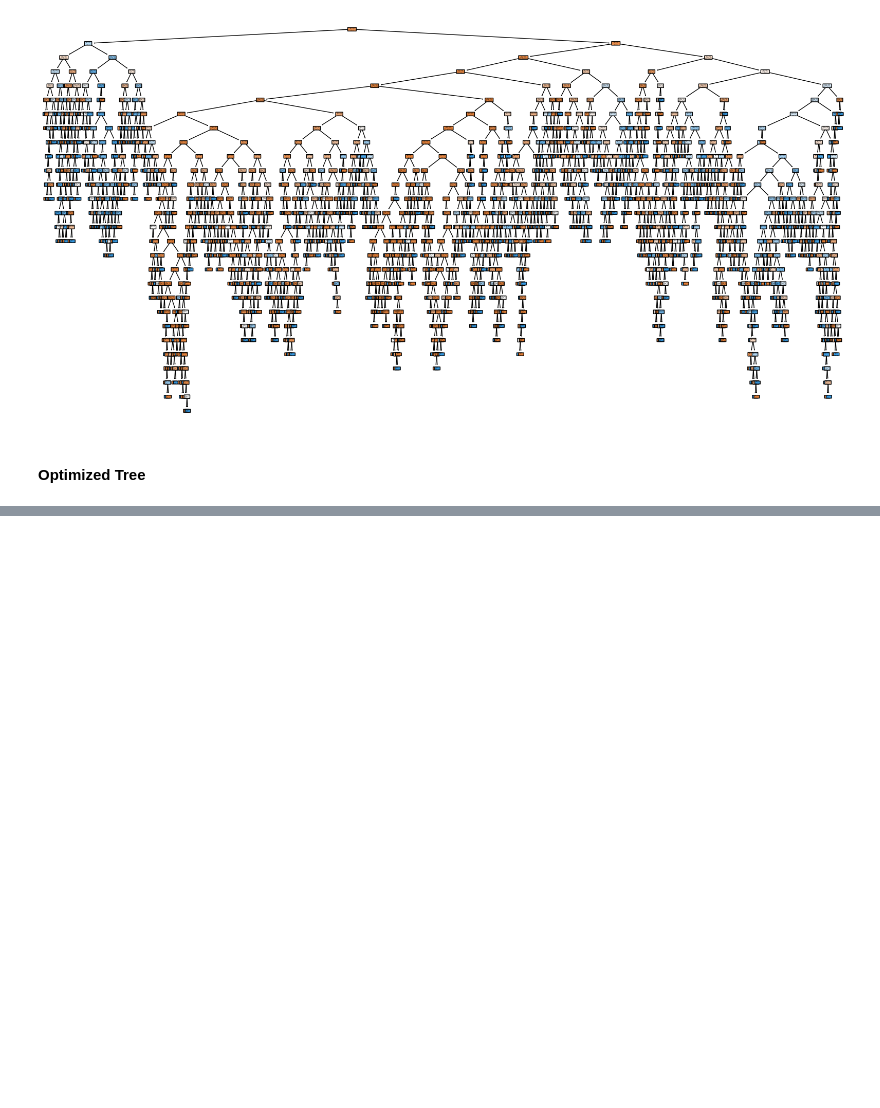
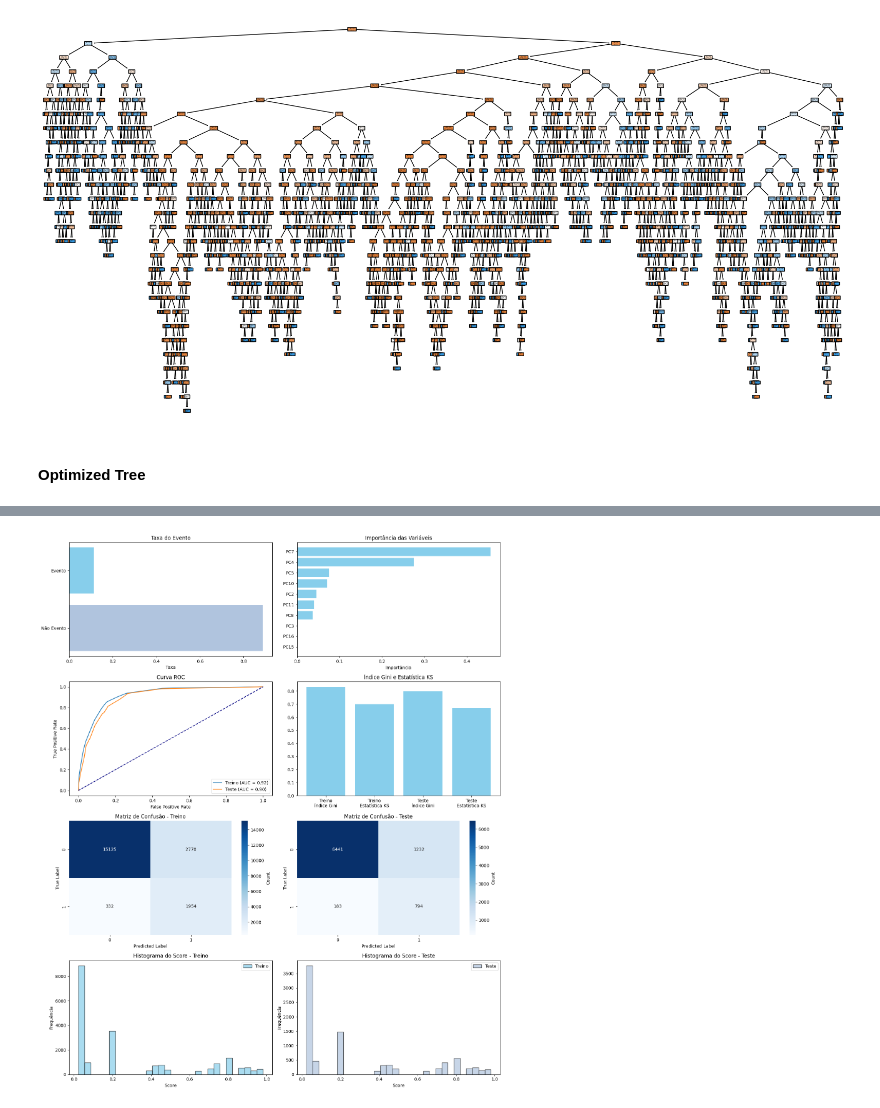
Before and after one commit to DKawaguch/Produto_Bancario, a Jupyter notebook: Bank_Marketing.ipynb, the cells around one changed output, grey strips where cells are left out. Saved outputs shown, nothing was run; the diff lists cells and outputs as text; code cells hidden in the pictures; blank space fills up the shorter version.

```diff
--- a/Bank_Marketing.ipynb
+++ b/Bank_Marketing.ipynb
@@ -771,0 +647,76 @@ LEFT JOIN (
+# %%
+def plot_metrics(model, X_train, y_train, X_test, y_test, features):
+    plt.figure(figsize=(15, 18))
+
+    # Gráfico de Barras para Taxa do Evento e Importância das Variáveis
+    plt.subplot(4, 2, 1)
+    event_rate = y_train.mean()
+    non_event_rate = 1 - event_rate
+    plt.barh(['Não Evento', 'Evento'], [non_event_rate, event_rate], color=['lightsteelblue', 'skyblue'])
+    plt.xlabel('Taxa')
+    plt.title('Taxa do Evento')
+
+    plt.subplot(4, 2, 2)
+    importances = model.feature_importances_
+    indices = np.argsort(importances)  # Ordem ascendente
+    indices = indices[-10:]  # Considerando apenas as 10 mais importantes
+    plt.barh(features[indices], importances[indices], color='skyblue')
+    plt.xlabel('Importância')
+    plt.title('Importância das Variáveis')
+
+    # Curva ROC para Treino e Teste
+    plt.subplot(4, 2, 3)
+    for X, y, label in [(X_train, y_train, 'Treino'), (X_test, y_test, 'Teste')]:
+        fpr, tpr, _ = roc_curve(y, model.predict_proba(X)[:, 1])
+        roc_auc = auc(fpr, tpr)
+        plt.plot(fpr, tpr, label=f'{label} (AUC = {roc_auc:.2f})')
+    plt.plot([0, 1], [0, 1], color='navy', linestyle='--')
+    plt.xlabel('False Positive Rate')
+    plt.ylabel('True Positive Rate')
+    plt.title('Curva ROC')
+    plt.legend(loc='lower right')
+
+    # Gráfico de Barras para Gini e KS
+    plt.subplot(4, 2, 4)
+    metrics = ['Índice Gini', 'Estatística KS']
+    for X, y, label in [(X_train, y_train, 'Treino'), (X_test, y_test, 'Teste')]:
+        probs = model.predict_proba(X)[:, 1]
+        df = pd.DataFrame({'true_labels': y, 'predicted_probs': probs})
+        df = df.sort_values(by='predicted_probs', ascending=False)
+        df['cumulative_true'] = df['true_labels'].cumsum() / df['true_labels'].sum()
+        df['cumulative_false'] = (1 - df['true_labels']).cumsum() / (1 - df['true_labels']).sum()
+        ks = max(abs(df['cumulative_true'] - df['cumulative_false']))
+        gini = 2 * auc(*roc_curve(y, probs)[:2]) - 1
+        plt.bar([f'{label}\n{metric}' for metric in metrics], [gini, ks], color='skyblue')
+    plt.title('Índice Gini e Estatística KS')
+
+    # Matrizes de Confusão para Treino e Teste
+    for i, (X, y, label) in enumerate([(X_train, y_train, 'Treino'), (X_test, y_test, 'Teste')], 5):
+        plt.subplot(4, 2, i)
+        conf_matrix = confusion_matrix(y, model.predict(X))
+        sns.heatmap(conf_matrix, annot=True, fmt='d', cmap='Blues', cbar_kws={'label': 'Count'})
+        plt.xlabel('Predicted Label')
+        plt.ylabel('True Label')
+        plt.title(f'Matriz de Confusão - {label}')
+
+    # Histograma do Score para Treino e Teste
+    plt.subplot(4, 2, 7)
+    plt.hist(model.predict_proba(X_train)[:, 1], bins=30, color='skyblue', edgecolor='black', alpha=0.7, label='Treino')
+    plt.xlabel('Score')
+    plt.ylabel('Frequência')
+    plt.title('Histograma do Score - Treino')
+    plt.legend(loc='upper right')
+
+    plt.subplot(4, 2, 8)
+    plt.hist(model.predict_proba(X_test)[:, 1], bins=30, color='lightsteelblue', edgecolor='black', alpha=0.7, label='Teste')
+    plt.xlabel('Score')
+    plt.ylabel('Frequência')
+    plt.title('Histograma do Score - Teste')
+    plt.legend(loc='upper right')
+
+    plt.tight_layout()
+    plt.show()
+
+plot_metrics(final_tree, X_train, y_train, X_test, y_test, df_pca.columns[:-1])
+# %% [output]
+[figure, added]
```
Also changed, not shown: parts of 6 cells of this notebook.
